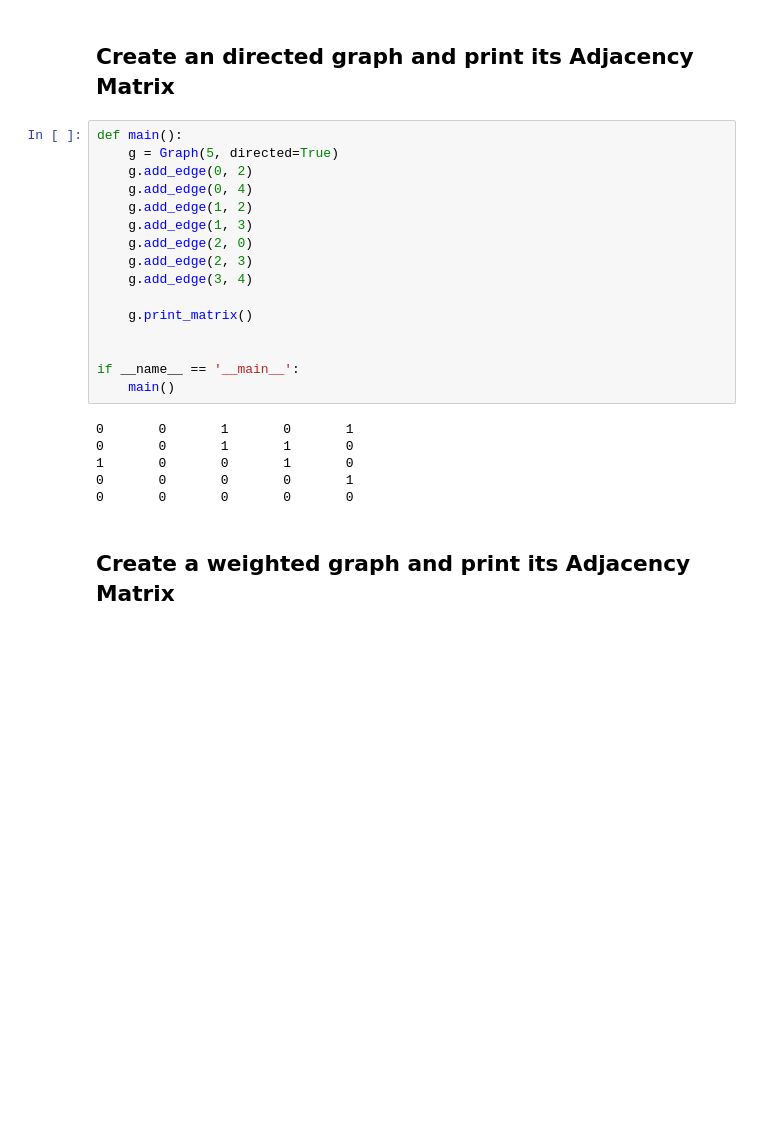
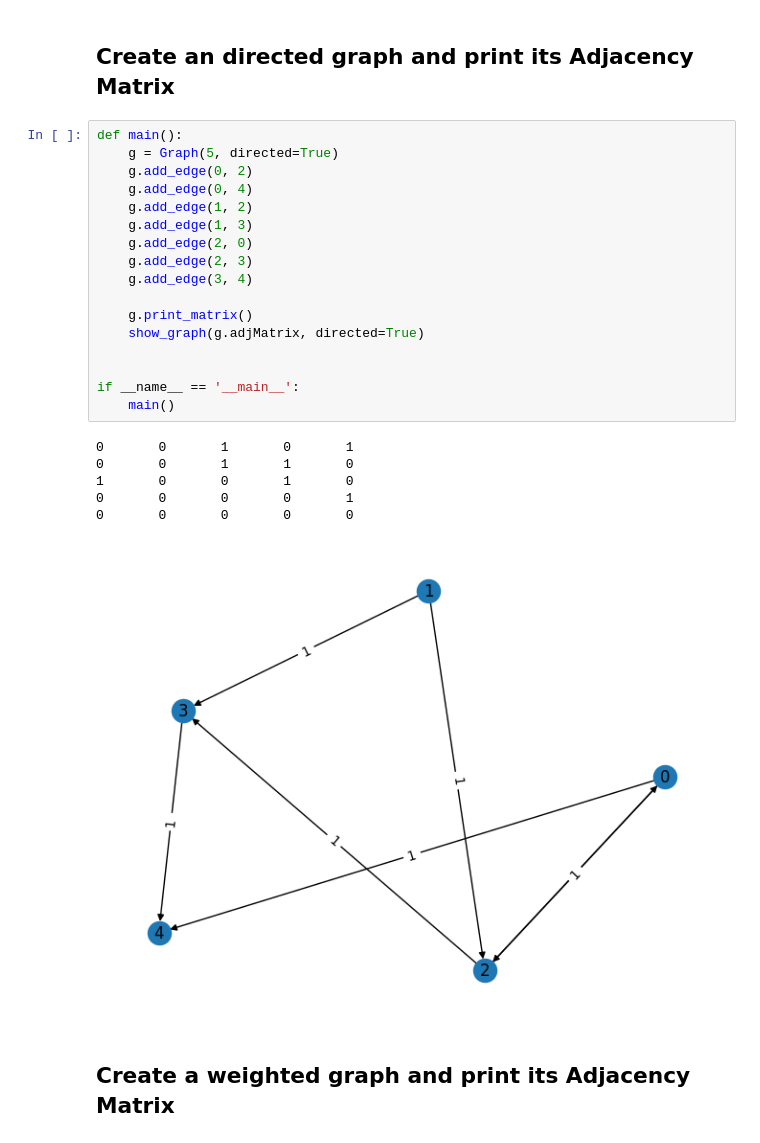
Before and after one commit to NSLab-CUK/Graph-Mining-Spring-2023, a Jupyter notebook: W2/Practice_2.ipynb, the cells around one changed output. Saved outputs shown, nothing was run; the diff lists cells and outputs as text; blank space fills up the shorter version.

```diff
--- a/W2/Practice_2.ipynb
+++ b/W2/Practice_2.ipynb
@@ -63,25 +119,27 @@ if __name__ == '__main__':
 # %%
 def main():
     g = Graph(5, directed=True)
     g.add_edge(0, 2)
     g.add_edge(0, 4)
     g.add_edge(1, 2)
     g.add_edge(1, 3)
     g.add_edge(2, 0)
     g.add_edge(2, 3)
     g.add_edge(3, 4)
 
     g.print_matrix()
+    show_graph(g.adjMatrix, directed=True)
 
 
 if __name__ == '__main__':
     main()
 # %% [output]
 0       0       1       0       1
 0       0       1       1       0
 1       0       0       1       0
 0       0       0       0       1
 0       0       0       0       0
+[figure, added]
 # %% [markdown]
 ## Create a weighted graph and print its Adjacency Matrix
 # %%
```
Also changed, not shown: parts of 17 cells of this notebook.
